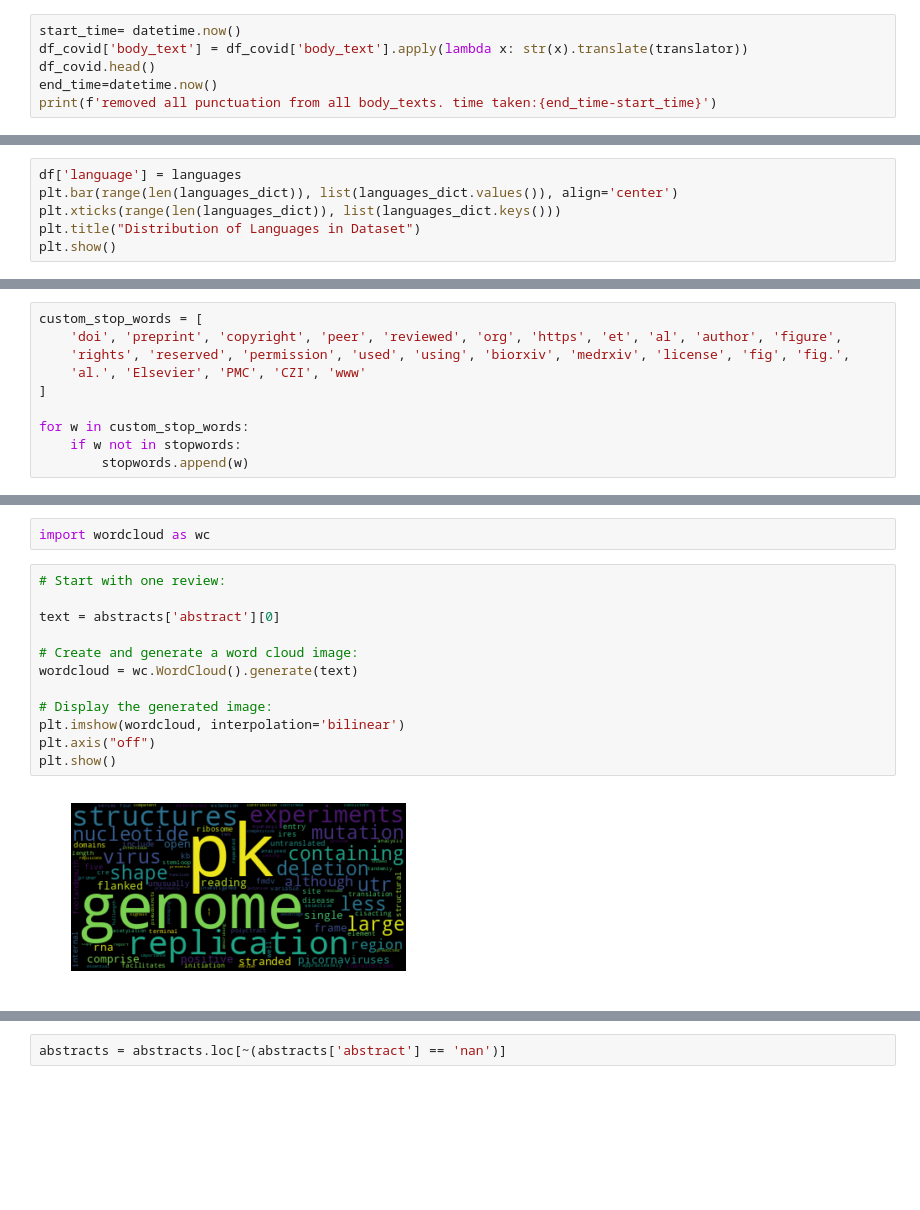
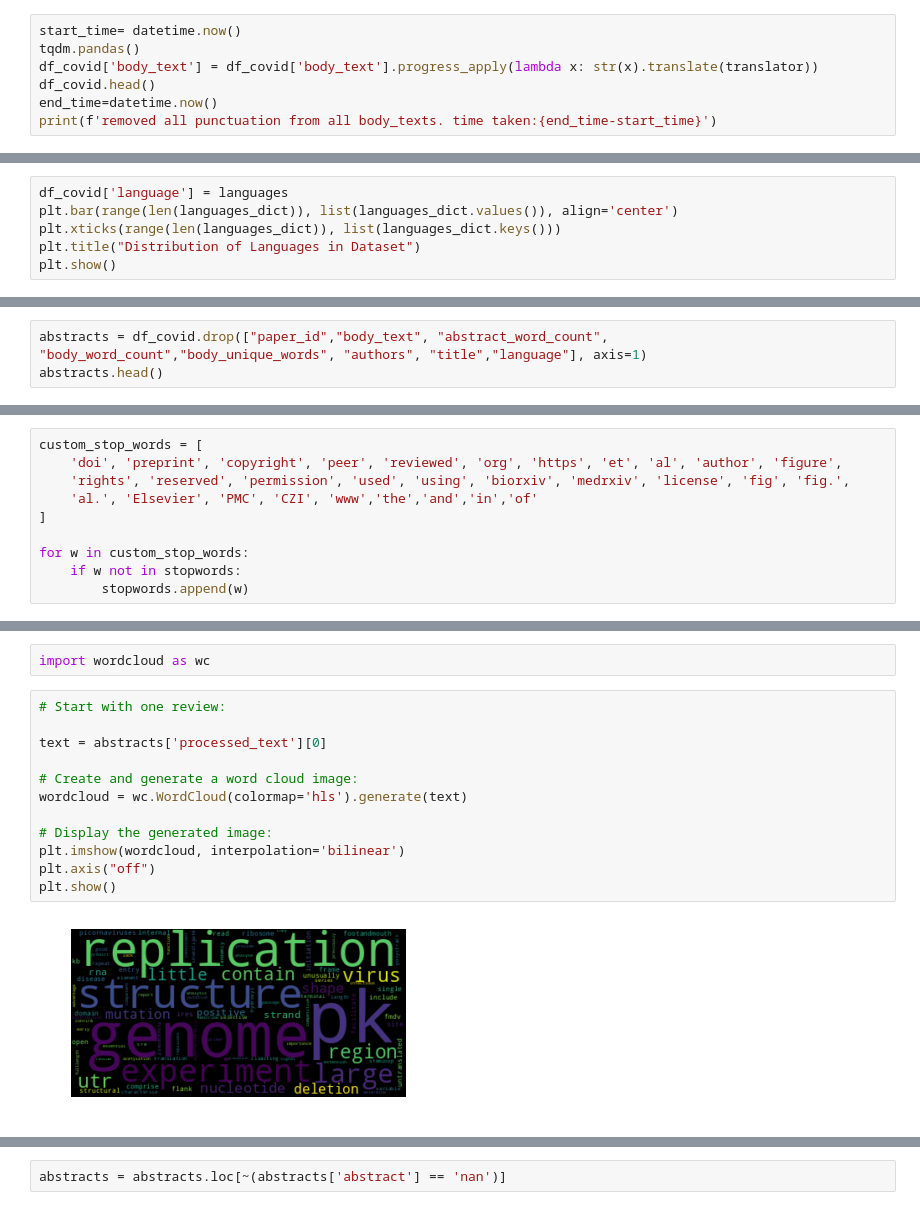
Before and after one commit to mehrotrasan16/CORDTopicBasedSearchEngine-CS535, a Jupyter notebook: CS535-Team5-TopicBasedSearchEngine-CORD-19-Spark.ipynb, the cells around one changed output, grey strips where cells are left out. Saved outputs shown, nothing was run; the diff lists cells and outputs as text; blank space fills up the shorter version.

```diff
--- a/CS535-Team5-TopicBasedSearchEngine-CORD-19-Spark.ipynb
+++ b/CS535-Team5-TopicBasedSearchEngine-CORD-19-Spark.ipynb
@@ -746,6 +747,7 @@ removed all punctuation from all abstracts. time taken:0:00:00.921150
 # %%
 start_time= datetime.now()
-df_covid['body_text'] = df_covid['body_text'].apply(lambda x: str(x).translate(translator))
+tqdm.pandas()
+df_covid['body_text'] = df_covid['body_text'].progress_apply(lambda x: str(x).translate(translator))
 df_covid.head()
 end_time=datetime.now()
 print(f'removed all punctuation from all body_texts. time taken:{end_time-start_time}')
@@ -826,7 +806,7 @@ Total: 10042
 
 {'en': 10040, 'it': 1, 'tl': 1}
 # %%
-df['language'] = languages
+df_covid['language'] = languages
 plt.bar(range(len(languages_dict)), list(languages_dict.values()), align='center')
 plt.xticks(range(len(languages_dict)), list(languages_dict.keys()))
 plt.title("Distribution of Languages in Dataset")
@@ -838,0 +836,3 @@ df_covid.info()
+# %%
+abstracts = df_covid.drop(["paper_id","body_text", "abstract_word_count", "body_word_count","body_unique_words", "authors", "title","language"], axis=1)
+abstracts.head()
@@ -866,7 +888,7 @@ Thank you Daniel Wolffram for the idea.
 custom_stop_words = [
     'doi', 'preprint', 'copyright', 'peer', 'reviewed', 'org', 'https', 'et', 'al', 'author', 'figure',
     'rights', 'reserved', 'permission', 'used', 'using', 'biorxiv', 'medrxiv', 'license', 'fig', 'fig.',
-    'al.', 'Elsevier', 'PMC', 'CZI', 'www'
+    'al.', 'Elsevier', 'PMC', 'CZI', 'www','the','and','in','of'
 ]
 
 for w in custom_stop_words:
@@ -972,17 +967,17 @@ import wordcloud as wc
 # %%
 # Start with one review:
 
-text = abstracts['abstract'][0]
+text = abstracts['processed_text'][0]
 
 # Create and generate a word cloud image:
-wordcloud = wc.WordCloud().generate(text)
+wordcloud = wc.WordCloud(colormap='hls').generate(text)
 
 # Display the generated image:
 plt.imshow(wordcloud, interpolation='bilinear')
 plt.axis("off")
 plt.show()
 # %% [output]
-[figure, old version]
+[figure, new version]
 # %%
 print(f"Total number of abstracts: {len(abstracts['abstract'])}")
 print(f"Number of nan abstracts: {abstracts['abstract'].value_counts()['nan']}")
```
Also changed, not shown: parts of 79 cells of this notebook.
